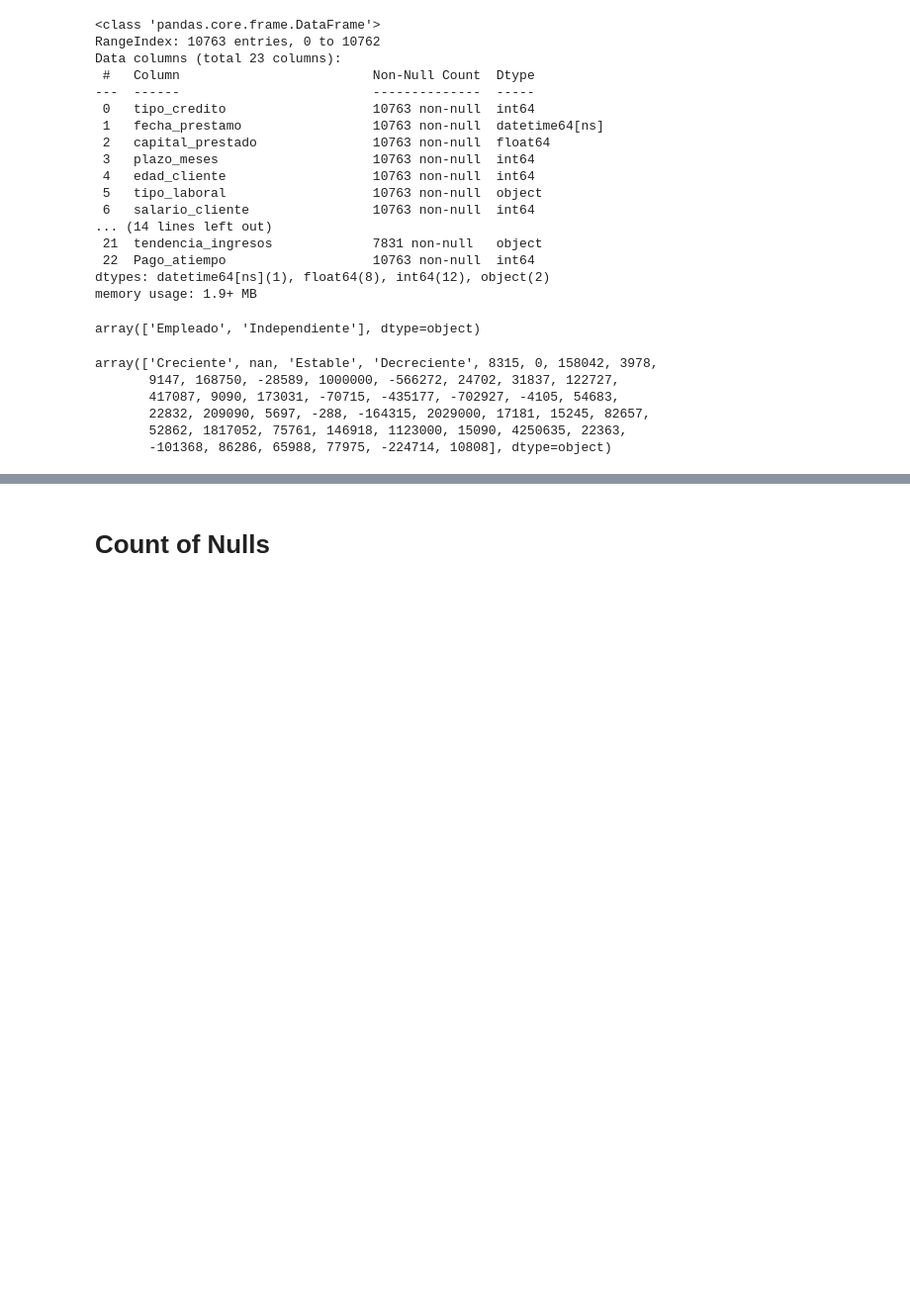
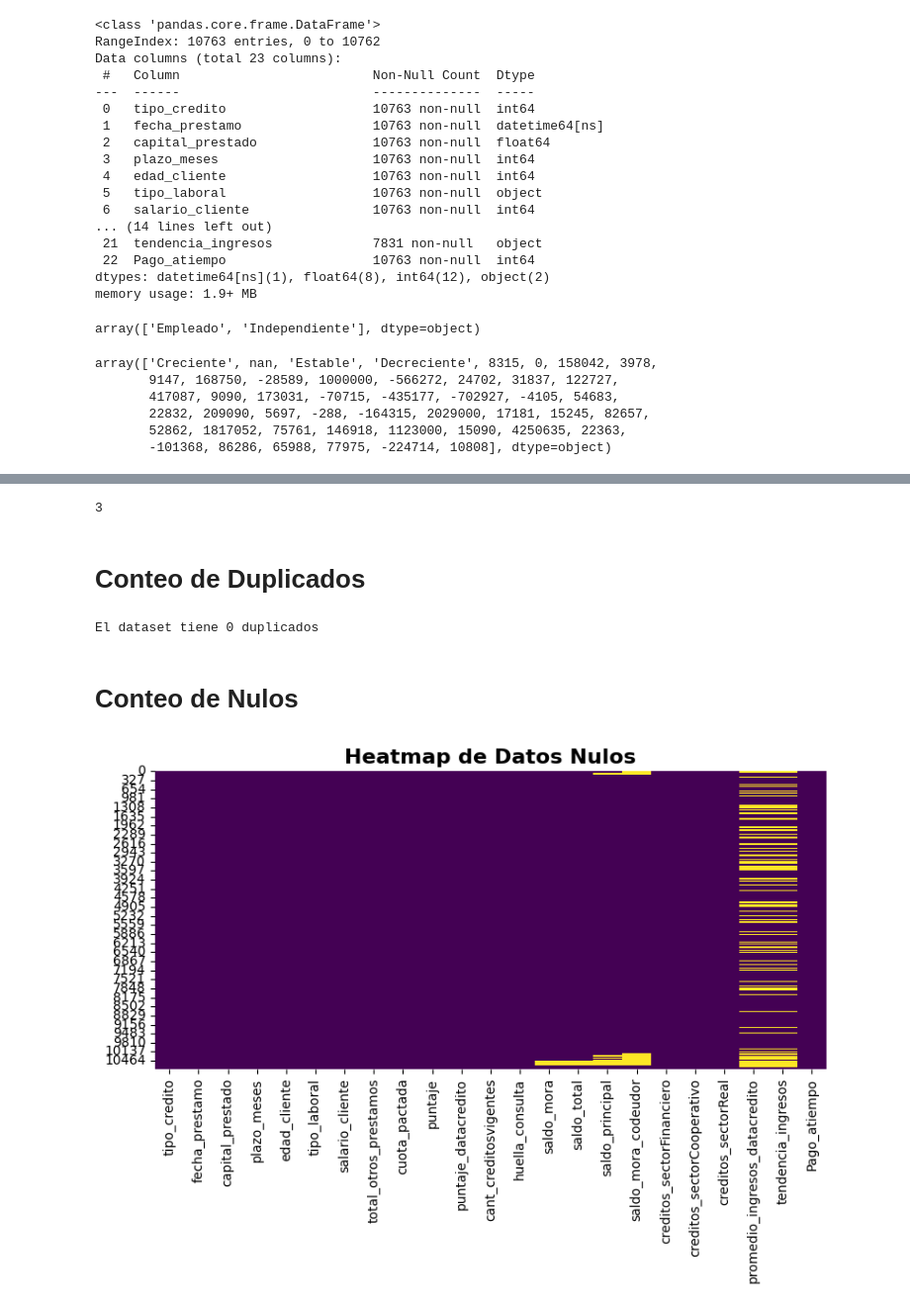
Before and after one commit to pbuitragoa33/MLOps-Financial-Risk-pipeline, a Jupyter notebook: etl_scripts/src/desarrollo/transformacion_eda.ipynb, the cells around one changed output, grey strips where cells are left out. Shown at 99% size. Saved outputs shown, nothing was run; the diff lists cells and outputs as text; code cells hidden in the pictures; blank space fills up the shorter version.

```diff
--- a/etl_scripts/src/desarrollo/transformacion_eda.ipynb
+++ b/etl_scripts/src/desarrollo/transformacion_eda.ipynb
@@ -88,4 +92,8 @@ Data columns (total 23 columns):
  22  Pago_atiempo                   10763 non-null  int64
 dtypes: datetime64[ns](1), float64(8), int64(12), object(2)
 memory usage: 1.9+ MB
+# %%
+# Cambio de tipo de dato a la variable objetivo
+
+df['Pago_atiempo'] = df['Pago_atiempo'].astype('category')
 # %%
@@ -108,5 +127,34 @@ array(['Creciente', nan, 'Estable', 'Decreciente', 8315, 0, 158042, 3978,
+# %%
+# Corrección de datos para la variable "tendencia_ingresos"
+
+clases_validas = ['Creciente', 'Estable', 'Decreciente']
+
+df['tendencia_ingresos'] = df['tendencia_ingresos'].apply(lambda x: x if x in clases_validas else np.nan)
+# %%
+df['tendencia_ingresos'].nunique()
+# %% [output]
+3
+# %% [markdown]
+# Conteo de Duplicados
+# %%
+# Verificación de registros duplicados
+
+print(f"El dataset tiene {df.duplicated().sum()} duplicados")
+# %% [output]
+El dataset tiene 0 duplicados
 # %% [markdown]
-# Count of Nulls
+# Conteo de Nulos
+# %%
+# Null Data Heatmap
+
+plt.figure(figsize = (8, 6))
+sns.heatmap(df.isnull(), cbar = False, cmap = 'viridis')
+plt.title('Heatmap de Datos Nulos', fontsize = 16, fontweight = 'bold')
+plt.tight_layout()
+
+plt.show()
+# %% [output]
+[figure, added]
 # %%
 print(df.isnull().sum().sort_values(ascending = False))
 # %% [output]
```
Also changed, not shown: parts of 36 cells of this notebook.
